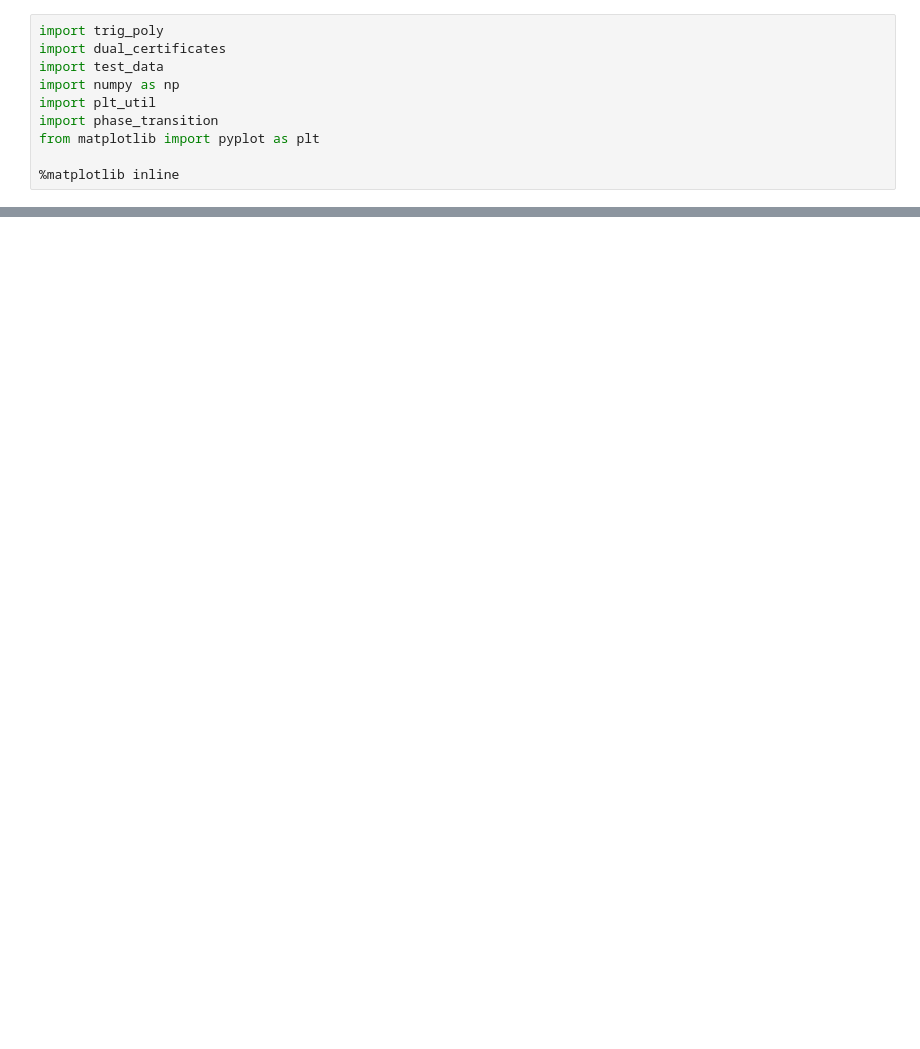
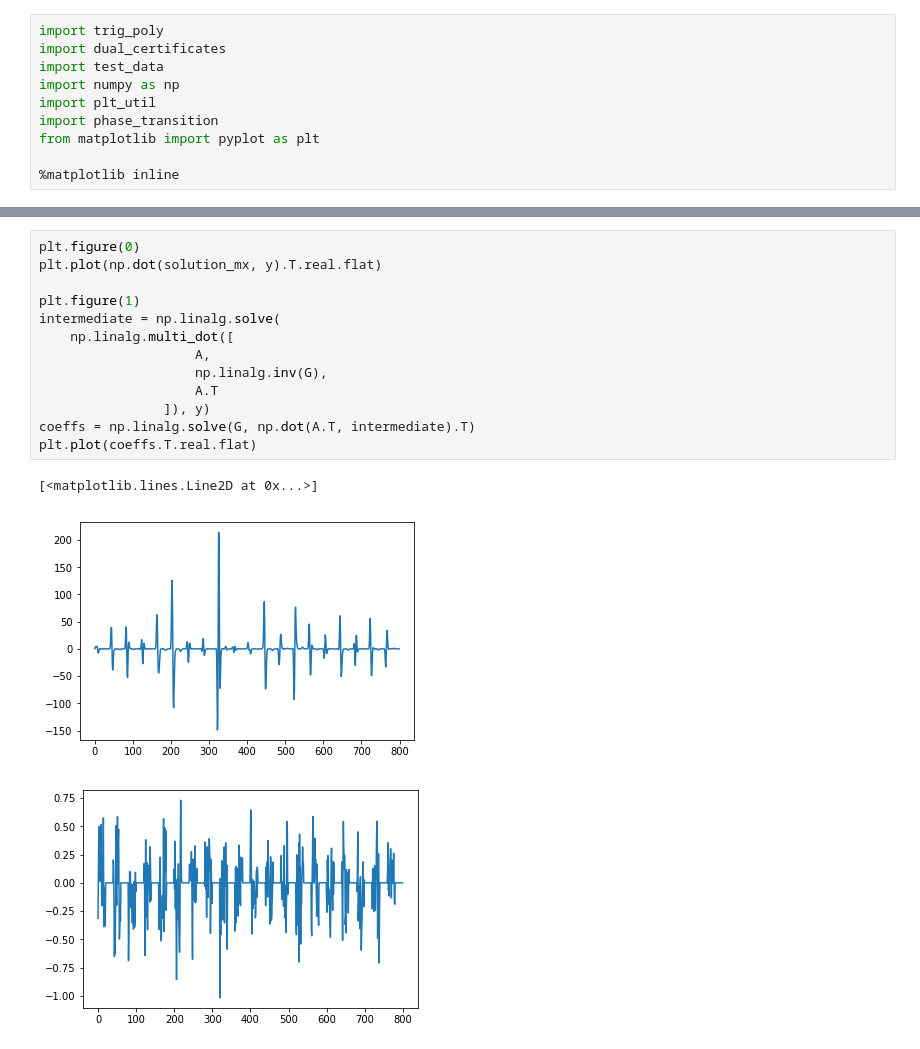
Before and after one commit to eonaran/sr_multisignals, a Jupyter notebook: L2 Minimization Closed Form.ipynb, the cells around one changed output, grey strips where cells are left out. Cells and saved outputs as stored; diff of their text form; blank space fills up the shorter version.

```diff
--- a/L2 Minimization Closed Form.ipynb
+++ b/L2 Minimization Closed Form.ipynb
@@ -50 +68,18 @@ plt.imshow(dual_certificates._interpolator_norm_quadratic_form(kernel, support))
+# %%
+plt.figure(0)
+plt.plot(np.dot(solution_mx, y).T.real.flat)
+
+plt.figure(1)
+intermediate = np.linalg.solve(
+    np.linalg.multi_dot([
+                    A,
+                    np.linalg.inv(G),
+                    A.T
+                ]), y)
+coeffs = np.linalg.solve(G, np.dot(A.T, intermediate).T)
+plt.plot(coeffs.T.real.flat)
+# %% [output]
+[<matplotlib.lines.Line2D at 0x...>]
+[figure, added]
+[figure, added]
 # %%
```
Also changed, not shown: parts of 16 cells of this notebook, 6 other files.
